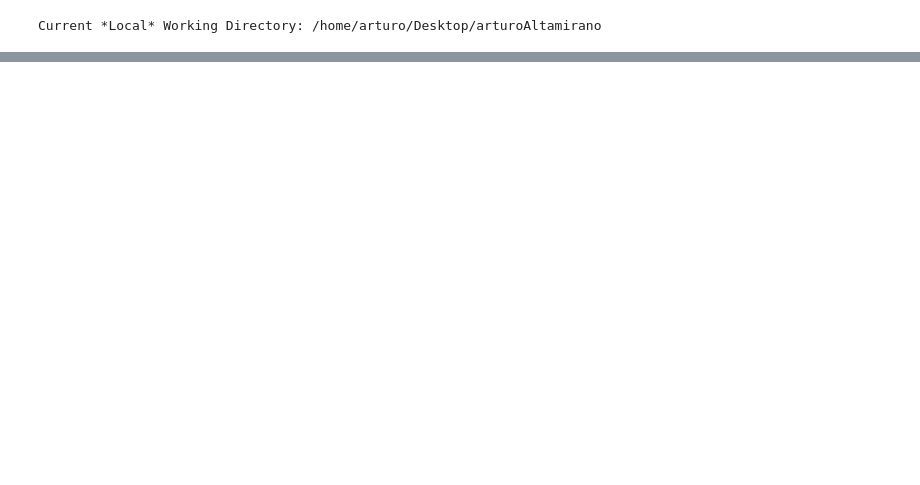
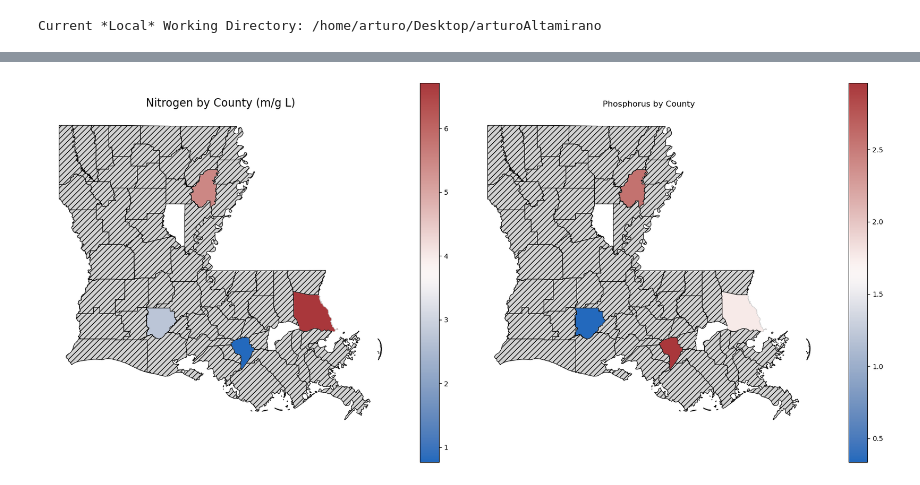
Before and after one commit to arturoAltamirano/arturoAltamirano, a Jupyter notebook: polutionLouisiana.ipynb, the cells around one changed output, grey strips where cells are left out. Saved outputs shown, nothing was run; the diff lists cells and outputs as text; code cells hidden in the pictures; blank space fills up the shorter version.

```diff
--- a/polutionLouisiana.ipynb
+++ b/polutionLouisiana.ipynb
@@ -844,0 +324,34 @@ See the caveats in the documentation: https://pandas.pydata.org/pandas-docs/stab
+# %%
+def nitrogen_plotter(merged):
+    fig, (ax1, ax2) = plt.subplots(1, 2, figsize=(18, 8))
+
+    merged.plot(column='Nitrogen (mg/L)', cmap='vlag', linewidth=0.8, ax=ax1,
+            edgecolor='0.8', legend=True,
+            missing_kwds={
+                "color": "lightgrey",
+                "edgecolor": "black",
+                "hatch": "///",
+                "label": "No data"
+            })
+    #points_gdf.plot(ax=ax1, color='purple', markersize=150)
+
+    ax1.set_title("Nitrogen by County (m/g L)", fontsize=16)
+
+    ax1.set_axis_off()
+
+    merged.plot(column='Phosphorus (mg/L)', cmap='vlag', linewidth=0.8, ax=ax2,
+            edgecolor='0.8', legend=True,
+            missing_kwds={
+                "color": "lightgrey",
+                "edgecolor": "black",
+                "hatch": "///",
+                "label": "No data"
+            })
+
+    #points_gdf.plot(ax=ax2, color='black', markersize=50)
+
+    ax2.set_title('Phosphorus by County')
+    ax2.axis('off')
+
+    plt.tight_layout()
+    plt.show()
@@ -844,0 +388,6 @@ See the caveats in the documentation: https://pandas.pydata.org/pandas-docs/stab
+# %%
+merged_Louisiana = state_countyMetrics('Louisiana','22')
+
+nitrogen_plotter(merged_Louisiana)
+# %% [output]
+[figure, added]
```
Also changed, not shown: parts of 71 cells of this notebook, 2 other files.
